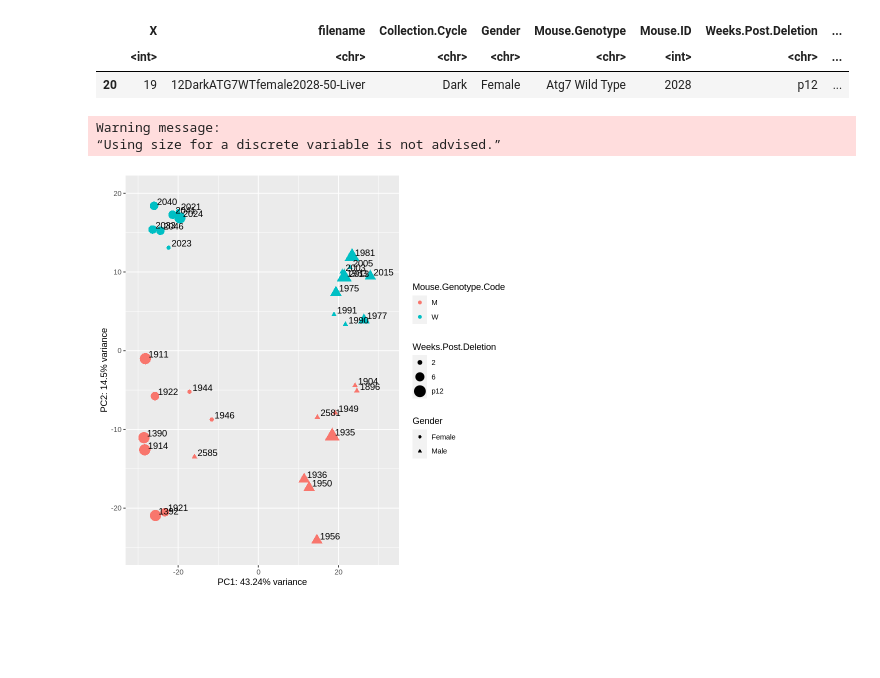
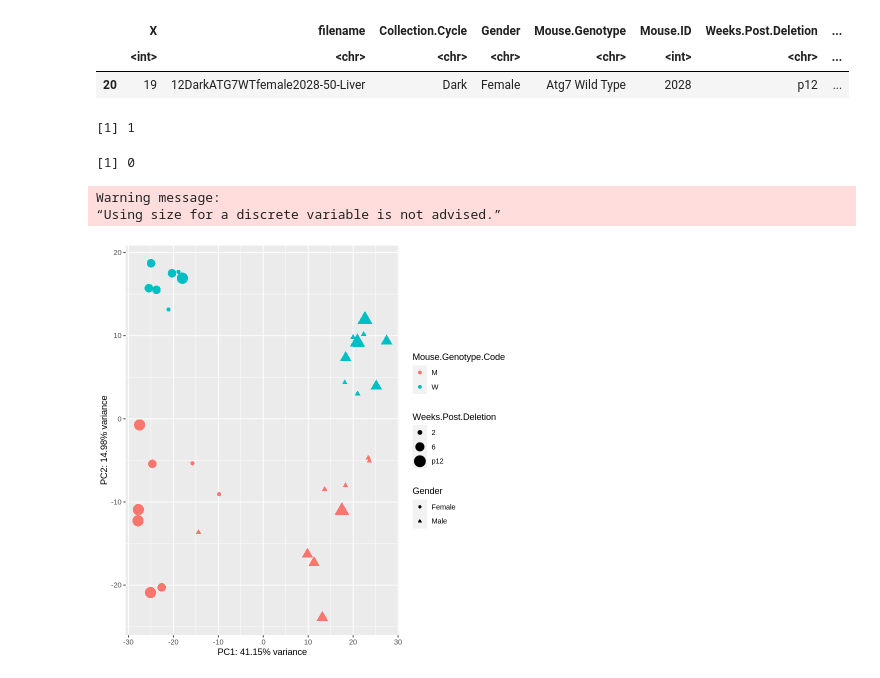
Before and after one commit to z2e2/metabolic_analysis, a Jupyter notebook: 2_generate_gene_counts_liver.ipynb, the cells around one changed output. Drawn from its saved outputs; the diff is of its cells as text; code cells hidden in the pictures; blank space fills up the shorter version.

Commit message:
updated the bulkRNA analysis by removing the genes in the sex chromosomes

```diff
--- a/2_generate_gene_counts_liver.ipynb
+++ b/2_generate_gene_counts_liver.ipynb
@@ -153,5 +153,7 @@ rownames(fileinfo.subset) <- fileinfo.subset$sample
 gene.counts.se <- SummarizedExperiment(list(counts = gene.counts.mat.subset),
                                        rowRanges = exons.genes)
 colData(gene.counts.se) <- cbind(colData(gene.counts.se), fileinfo.subset)
+# removing genes on the sex chromosome
+gene.counts.se.sub <- gene.counts.se[all(!seqnames(gene.counts.se) %in% c("chrX","chrY")), ]
 # %%
 # dds <- DESeqDataSet(gene.counts.se, design = as.formula("~1"))
@@ -200,3 +202,5 @@ rownames(fileinfo.subset) <- fileinfo.subset$sample
 gene.counts.se <- SummarizedExperiment(list(counts = gene.counts.mat.subset),
                                        rowRanges = exons.genes)
 colData(gene.counts.se) <- cbind(colData(gene.counts.se), fileinfo.subset)
+# remove genes in sex chromosomes
+gene.counts.se.sub <- gene.counts.se[all(!seqnames(gene.counts.se) %in% c("chrX","chrY")), ]
@@ -203,9 +209,17 @@ colData(gene.counts.se) <- cbind(colData(gene.counts.se), fileinfo.subset)
+# %%
+sum(grepl("Xist", rownames(gene.counts.se)))
+# %% [output]
+[1] 1
+# %%
+sum(grepl("Xist", rownames(gene.counts.se.sub)))
+# %% [output]
+[1] 0
 # %%
 # estimate size factors using all genes
 # dds <- DESeqDataSet(gene.counts.se, design = as.formula("~1"))
-dds <- DESeqDataSet(gene.counts.se, design = ~ Mouse.Genotype.Code)
+dds <- DESeqDataSet(gene.counts.se.sub, design = ~ Mouse.Genotype.Code)
 dds <- estimateSizeFactors(dds)
-colData(gene.counts.se)$sizeFactor <- sizeFactors(dds)
+colData(gene.counts.se.sub)$sizeFactor <- sizeFactors(dds)
 
 normCounts <- function(se) {
     # assign normalized count values to DESeqDataSet object
@@ -222,7 +236,7 @@ normCounts <- function(se) {
 }
 
 dds <- normCounts(dds)
-assays(gene.counts.se)$counts.norm <- assays(dds)$counts.norm
+assays(gene.counts.se.sub)$counts.norm <- assays(dds)$counts.norm
 # saveRDS(gene.counts.se, "datafiles/rna-counts-batch3.rds")
 # %%
 vsd <- varianceStabilizingTransformation(dds, blind = FALSE)
@@ -237,15 +251,15 @@ pca_data <- data.frame(pca$x,
 # %%
 ggplot(data = pca_data, mapping = aes(x = PC1, y = PC2, label=Mouse.ID)) +
   geom_point(aes(color = Mouse.Genotype.Code, shape = Gender, size=Weeks.Post.Deletion)) +
-  geom_text(hjust=-0.15, vjust=-0.15) +
+#   geom_text(hjust=-0.15, vjust=-0.15) +
   xlab(paste0("PC1: ", percentage[1], "% variance")) +
-  ylab(paste0("PC2: ", percentage[2], "% variance")) +
-  xlim(-30, 32) +
-  ylim(-25, 20)
+  ylab(paste0("PC2: ", percentage[2], "% variance")) #+
+#   xlim(-30, 32) +
+#   ylim(-25, 20)
 # %% [output]
 Warning message:
 “Using size for a discrete variable is not advised.”
-[figure, old version]
+[figure, new version]
 # %%
 # process and save results
 gene.names <- sort(names(exons.genes))
```
Also changed, not shown: parts of 5 cells of this notebook, 1 other file.
